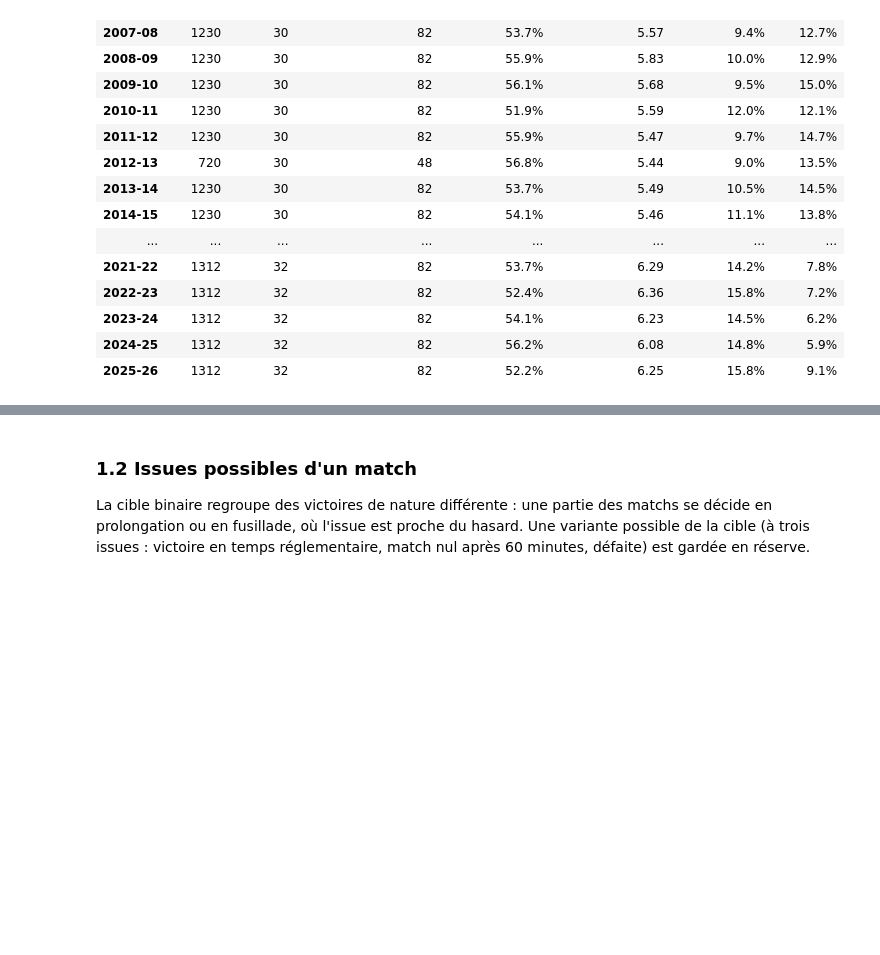
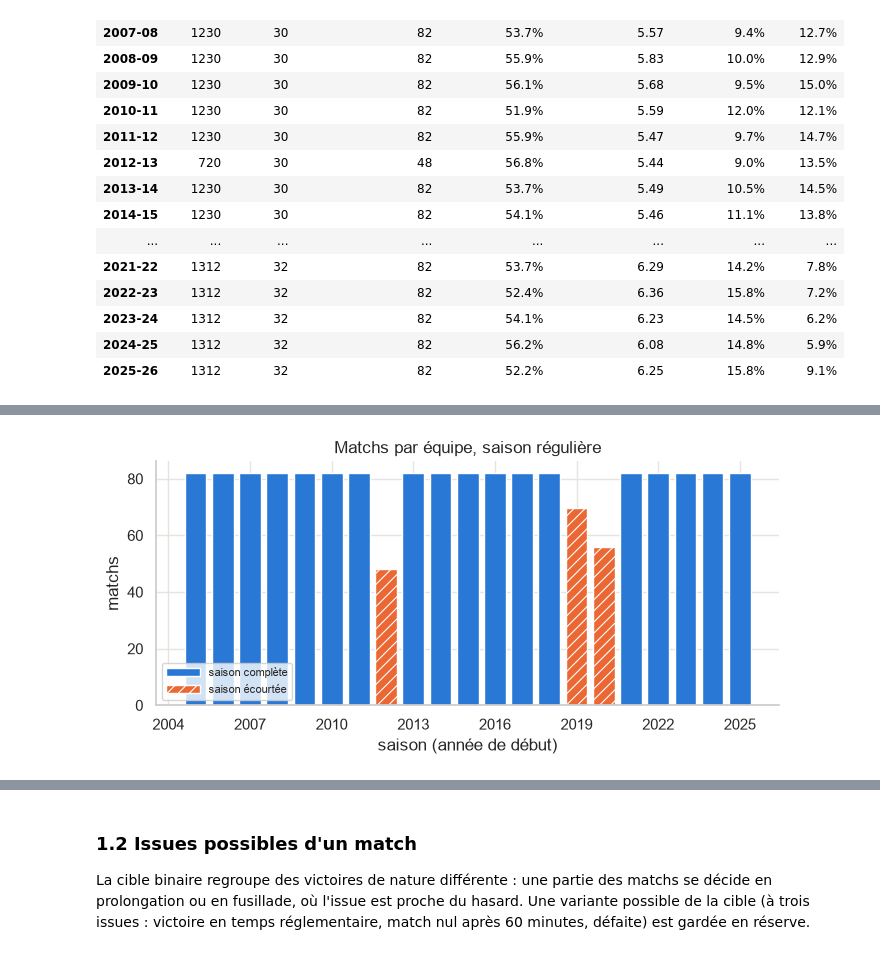
Before and after one commit to a3jeu/nhl-probabilistic-forecasting, a Jupyter notebook: notebooks/01_donnees/cadrage_probleme.ipynb, the cells around one changed output, grey strips where cells are left out. Cells and saved outputs as stored; diff of their text form; code cells hidden in the pictures; blank space fills up the shorter version.

Commit message:
cadrage

```diff
--- a/notebooks/01_donnees/cadrage_probleme.ipynb
+++ b/notebooks/01_donnees/cadrage_probleme.ipynb
@@ -233,0 +184,34 @@ sauver(fig, "cadrage_matchs_saison")
+# %%
+ECOURTEES = {2012: "lock-out", 2019: "COVID-19", 2020: "COVID-19"}
+ps = games.groupby("saison").agg(matchs=("gameId", "size"), victoire_locale=("home_win", "mean"))
+ps["matchs_par_equipe"] = 2 * ps["matchs"] / equipes
+
+fig, ax = plt.subplots(figsize=(7, 3.4))
+for s, v in ps["matchs_par_equipe"].items():
+    court = s in ECOURTEES
+    ax.bar(
+        s,
+        v,
+        color=COULEURS[1] if court else COULEURS[0],
+        hatch="///" if court else "",
+        edgecolor="white",
+        width=0.8,
+    )
+ax.legend(
+    handles=[
+        Patch(facecolor=COULEURS[0], label="saison complète"),
+        Patch(facecolor=COULEURS[1], hatch="///", edgecolor="white", label="saison écourtée"),
+    ],
+    loc="lower left",
+    fontsize=8,
+)
+ax.set(
+    title="Matchs par équipe, saison régulière",
+    xlabel="saison (année de début)",
+    ylabel="matchs",
+)
+ax.xaxis.set_major_locator(MaxNLocator(integer=True))
+fig.tight_layout()
+sauver(fig, "cadrage_matchs_par_equipe")
+# %% [output]
+[figure, added]
```
Also changed, not shown: parts of 5 cells of this notebook.
